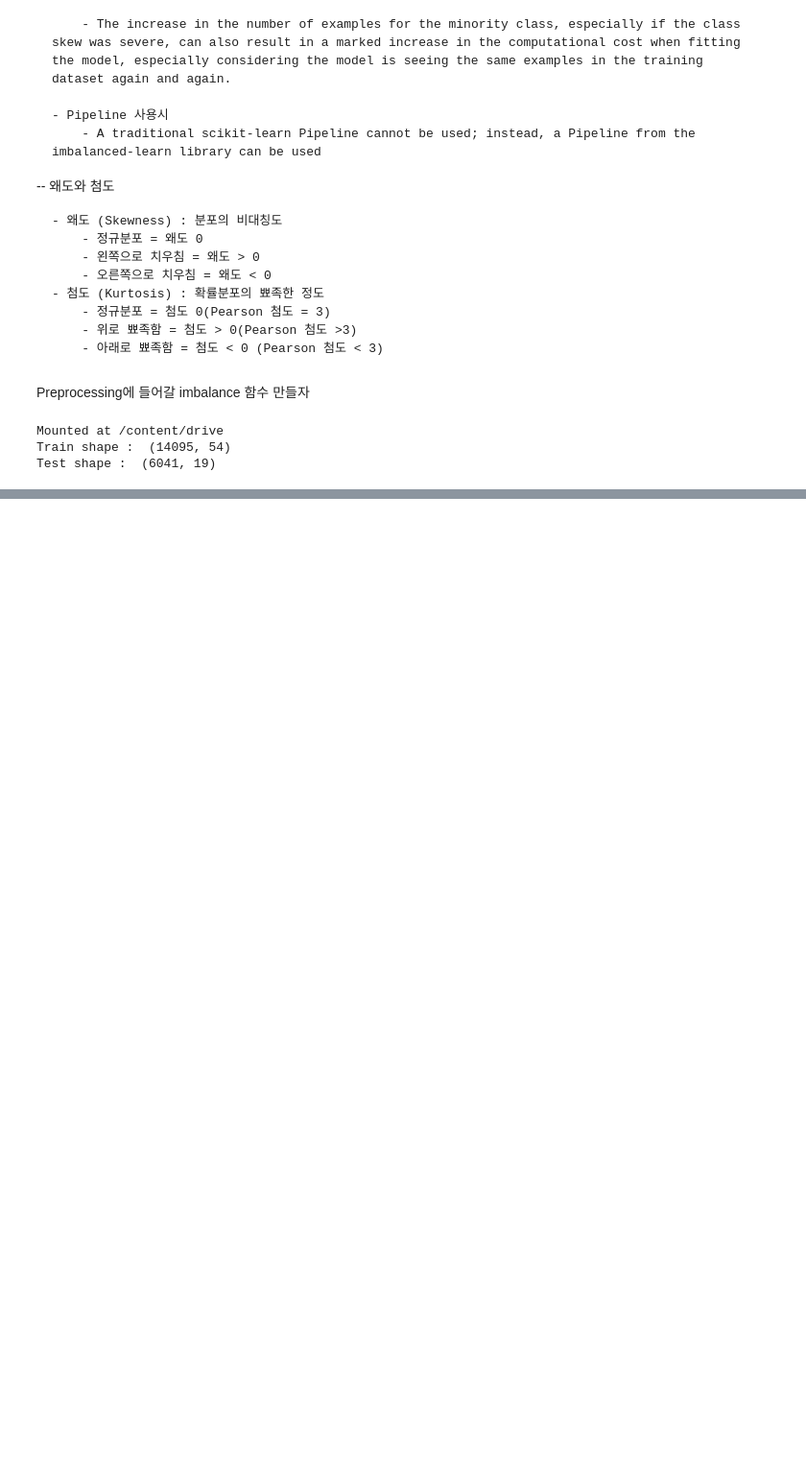
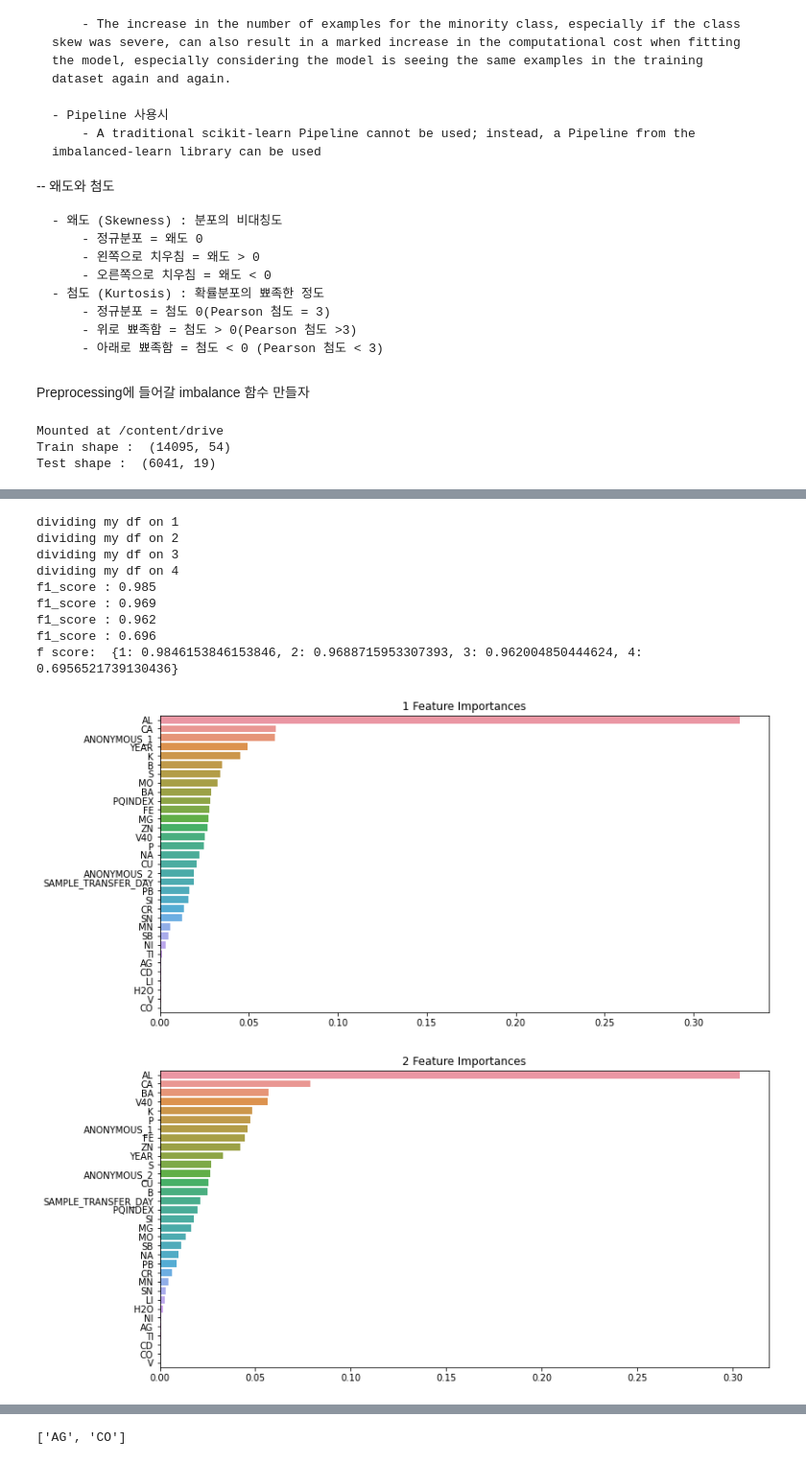
Before and after one commit to cswcjt/Dacon-Oil, a Jupyter notebook: imbalance.ipynb, the cells around one changed output, grey strips where cells are left out. Shown at 96% size. Cells and saved outputs as stored; diff of their text form; code cells hidden in the pictures; blank space fills up the shorter version.

```diff
--- a/imbalance.ipynb
+++ b/imbalance.ipynb
@@ -401,0 +435,25 @@ def pipine(sampling_method = None, dimensionality = None, model = None) :
+# %%
+update_df = pd.concat([X2,y2], axis = 1).drop(columns = drop_target_list)
+sec_X2 = update_df.drop(columns = "Y_LABEL")
+sec_y2 = update_df["Y_LABEL"]
+sec_grouped_dic = test.grouping_df(sec_X2,sec_y2)
+sec_split_X_y_bundle = test.split_X_y_bundle(sec_grouped_dic)
+
+sec_result_ = test.call_model_for_groups('classification', "RF", sec_split_X_y_bundle)
+print(f"f score: ", sec_result_[0])
+
+sec_features = sec_result_[1]
+sec_drop_target_list = feature_importance_for_groups(sec_features)
+print(sec_drop_target_list)
+# %% [output]
+dividing my df on 1
+dividing my df on 2
+dividing my df on 3
+dividing my df on 4
+f1_score : 0.985
+f1_score : 0.969
+f1_score : 0.962
+f1_score : 0.696
+f score:  {1: 0.9846153846153846, 2: 0.9688715953307393, 3: 0.962004850444624, 4: 0.6956521739130436}
+[figure, added]
+[figure, added]
@@ -402,3 +462,4 @@ def pipine(sampling_method = None, dimensionality = None, model = None) :
+['AG', 'CO']
 # %%
 pca = PCA()
 rfc = RFC()
```
Also changed, not shown: parts of 25 cells of this notebook.
